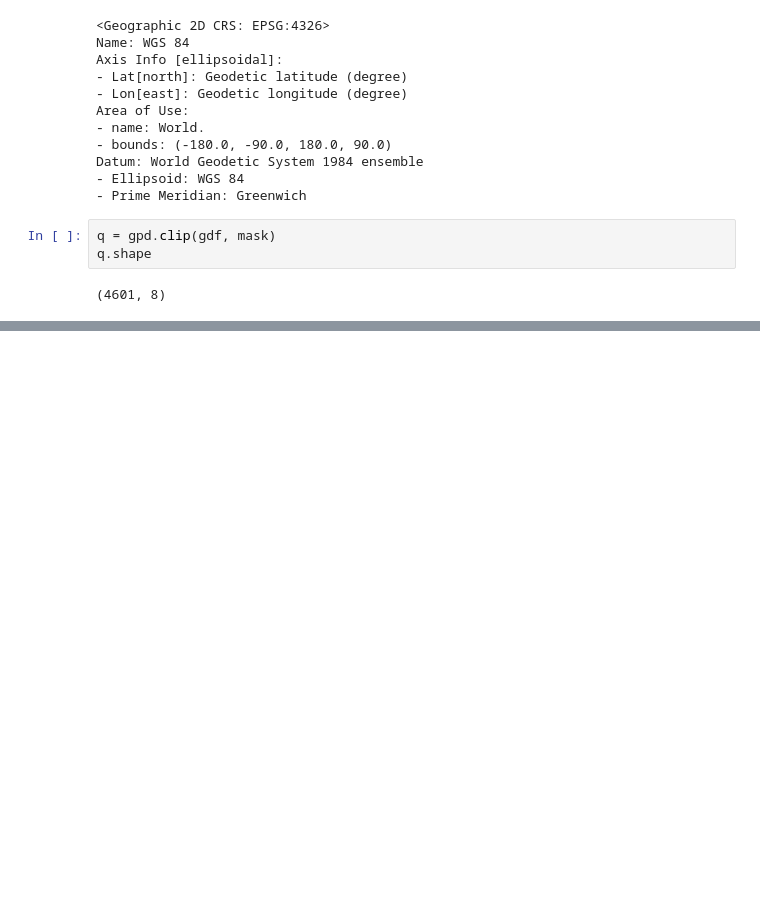
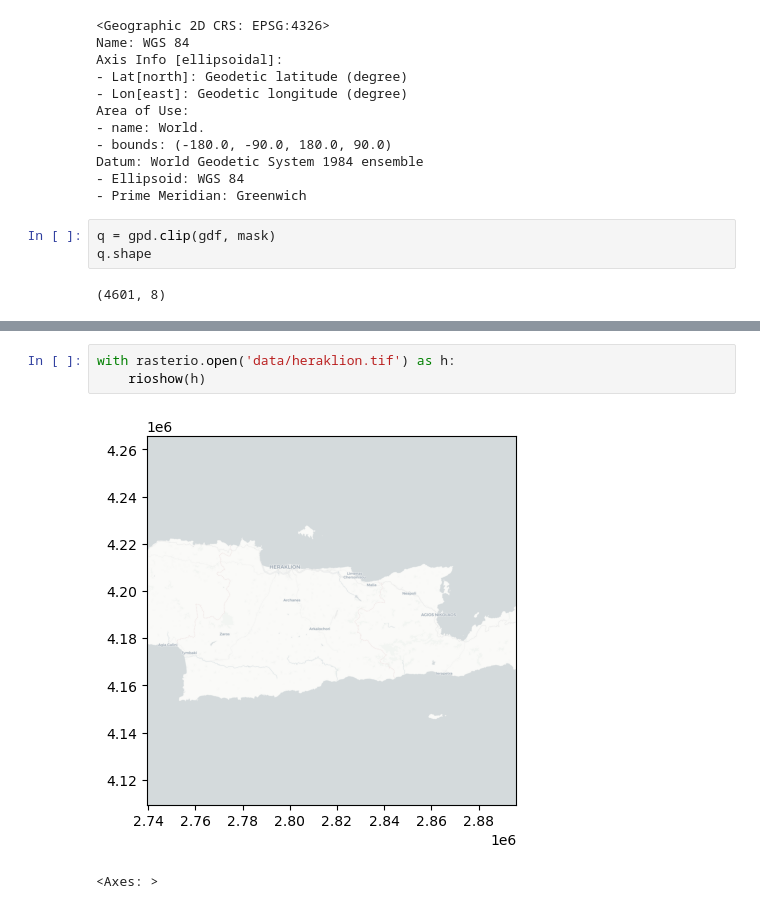
Before and after one commit to MarKo-ctrl/earthquakes, a Jupyter notebook: earthquakes.ipynb, the cells around one changed output, grey strips where cells are left out. Drawn from its saved outputs; the diff is of its cells as text; blank space fills up the shorter version.

```diff
--- a/earthquakes.ipynb
+++ b/earthquakes.ipynb
@@ -156,0 +183,6 @@ q.shape
+# %%
+with rasterio.open('data/heraklion.tif') as h:
+    rioshow(h)
+# %% [output]
+[figure, added]
+<Axes: >
```
Also changed, not shown: parts of 14 cells of this notebook, 4 other files.
